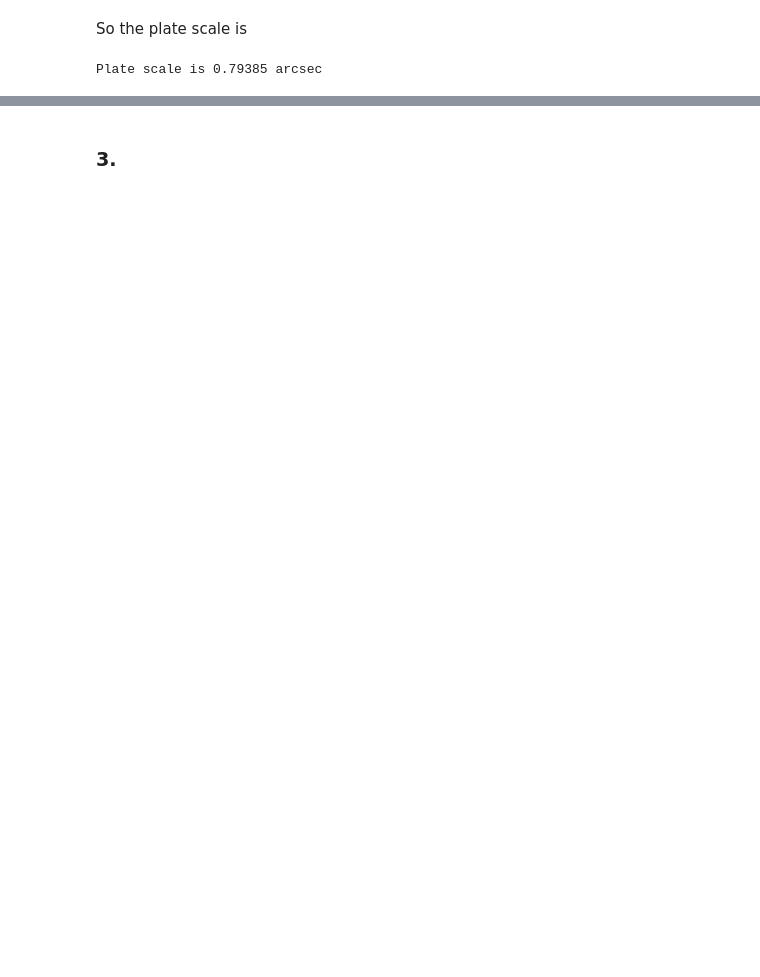
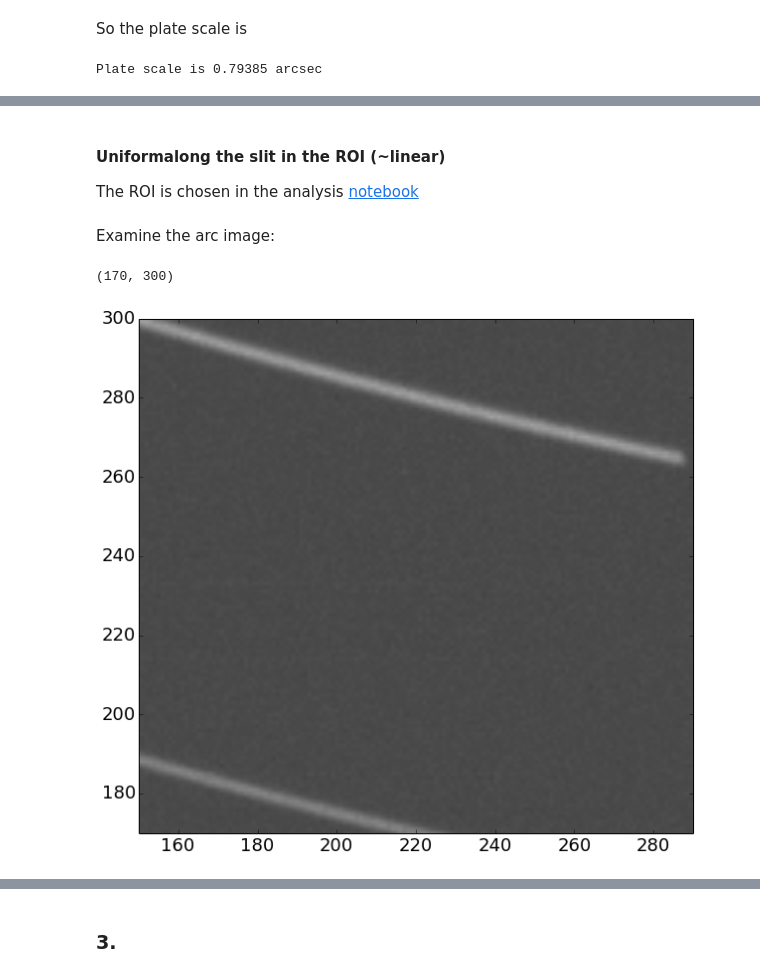
Before and after one commit to Mipanox/PHYS301, a Jupyter notebook: Project/SpecAss.ipynb, the cells around one changed output, grey strips where cells are left out. Drawn from its saved outputs; the diff is of its cells as text; code cells hidden in the pictures; blank space fills up the shorter version.

```diff
--- a/Project/SpecAss.ipynb
+++ b/Project/SpecAss.ipynb
@@ -100,0 +104,18 @@ Plate scale is 0.79385 arcsec
+# %% [markdown]
+#### Uniformalong the slit in the ROI (~linear)
+The ROI is chosen in the analysis [notebook](https://nbviewer.jupyter.org/github/Mipanox/PHYS301/blob/master/Project/SpecAna.ipynb)
+# %%
+roi_x = np.load(workdir+'others/roi_x.npy')
+roi_y = np.load(workdir+'others/roi_y.npy')
+# %% [markdown]
+Examine the arc image:
+# %%
+arc_data = pyfits.open(datdir+'Arc.fit')[0].data
+arc_hdr  = pyfits.open(datdir+'Arc.fit')[0].header
+
+plt.figure(figsize=(10,10))
+plt.imshow(arc_data,origin='lower',cmap='gray'); plt.clim(1000,1400)
+plt.xlim(roi_x); plt.ylim(roi_y)
+# %% [output]
+(170, 300)
+[figure, added]
```
Also changed, not shown: parts of 7 cells of this notebook.
